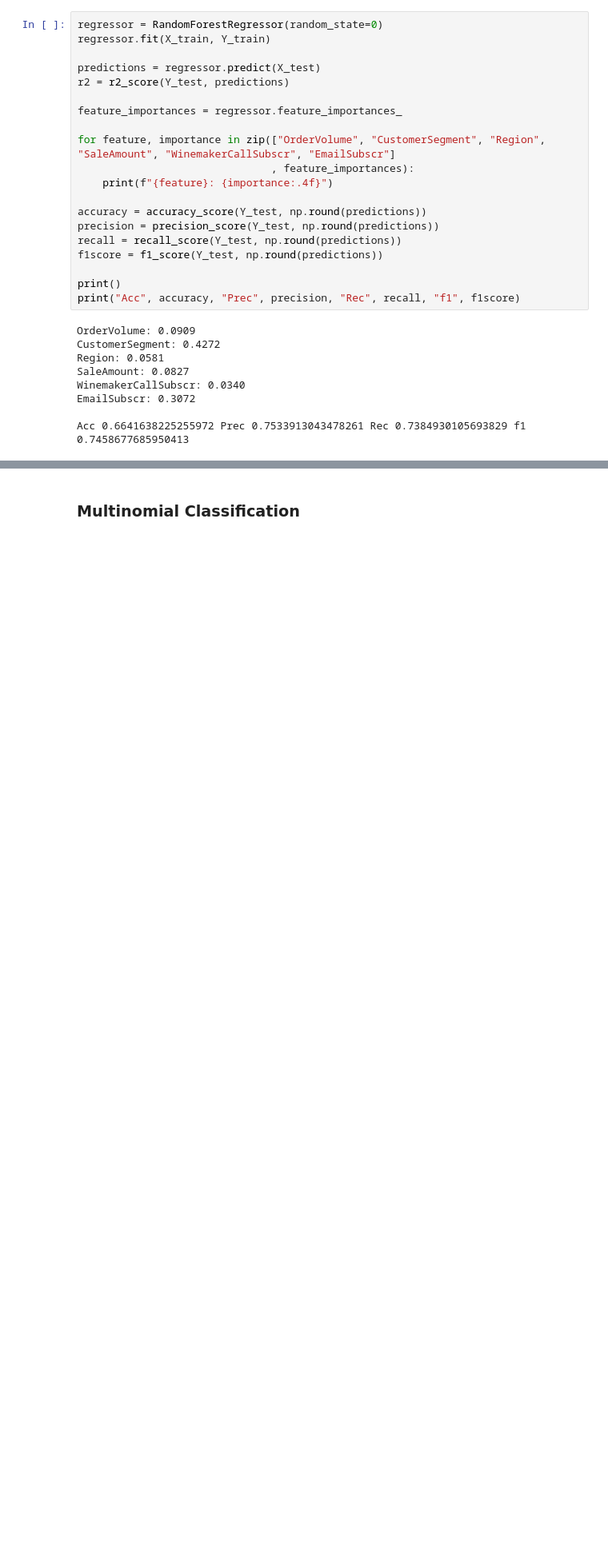
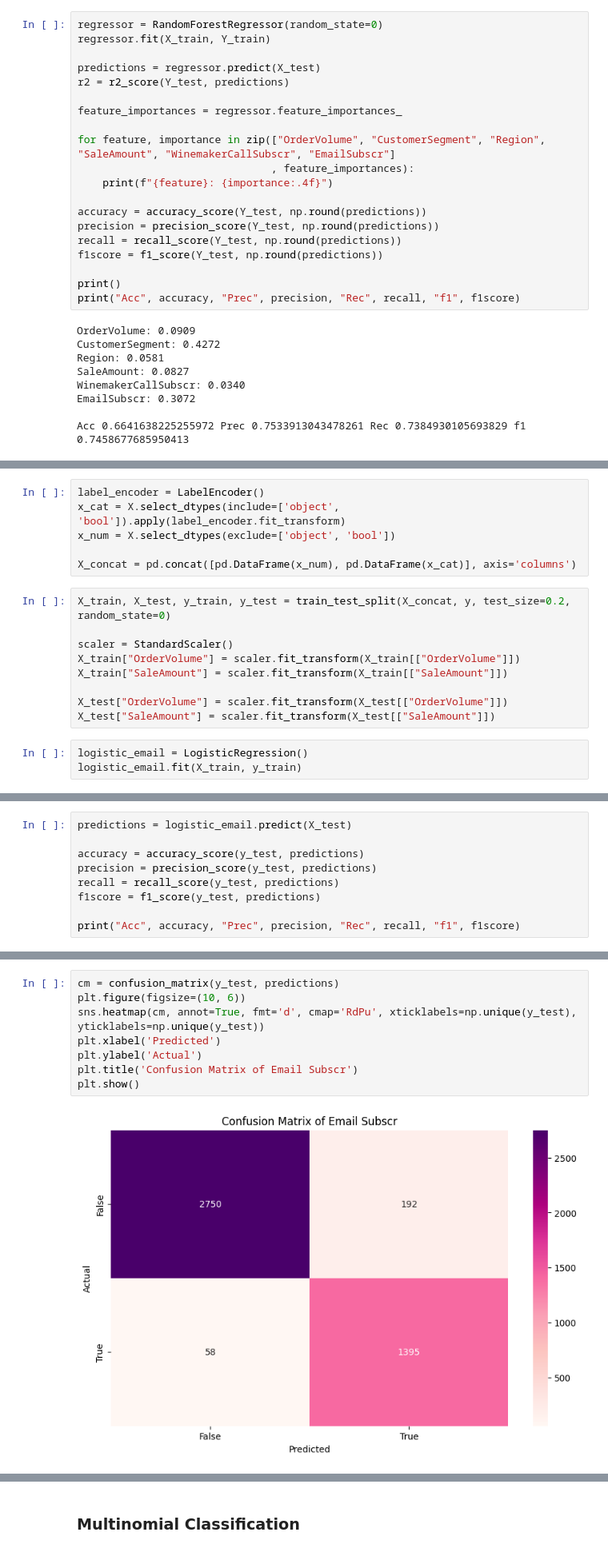
Before and after one commit to hobbeskocha/winery-and-you, a Jupyter notebook: src/3_predictive_analysis.ipynb, the cells around one changed output, grey strips where cells are left out. Shown: that part at 80% size. Cells and saved outputs as stored; diff of their text form; blank space fills up the shorter version.

Commit message:
logistic for binary and RF for multiclass

```diff
--- a/src/3_predictive_analysis.ipynb
+++ b/src/3_predictive_analysis.ipynb
@@ -247,0 +212,18 @@ Acc 0.6641638225255972 Prec 0.7533913043478261 Rec 0.7384930105693829 f1 0.74586
+# %%
+label_encoder = LabelEncoder()
+x_cat = X.select_dtypes(include=['object', 'bool']).apply(label_encoder.fit_transform)
+x_num = X.select_dtypes(exclude=['object', 'bool'])
+
+X_concat = pd.concat([pd.DataFrame(x_num), pd.DataFrame(x_cat)], axis='columns')
+# %%
+X_train, X_test, y_train, y_test = train_test_split(X_concat, y, test_size=0.2, random_state=0)
+
+scaler = StandardScaler()
+X_train["OrderVolume"] = scaler.fit_transform(X_train[["OrderVolume"]])
+X_train["SaleAmount"] = scaler.fit_transform(X_train[["SaleAmount"]])
+
+X_test["OrderVolume"] = scaler.fit_transform(X_test[["OrderVolume"]])
+X_test["SaleAmount"] = scaler.fit_transform(X_test[["SaleAmount"]])
+# %%
+logistic_email = LogisticRegression()
+logistic_email.fit(X_train, y_train)
@@ -247,0 +232,9 @@ Acc 0.6641638225255972 Prec 0.7533913043478261 Rec 0.7384930105693829 f1 0.74586
+# %%
+predictions = logistic_email.predict(X_test)
+
+accuracy = accuracy_score(y_test, predictions)
+precision = precision_score(y_test, predictions)
+recall = recall_score(y_test, predictions)
+f1score = f1_score(y_test, predictions)
+
+print("Acc", accuracy, "Prec", precision, "Rec", recall, "f1", f1score)
@@ -247,0 +243,10 @@ Acc 0.6641638225255972 Prec 0.7533913043478261 Rec 0.7384930105693829 f1 0.74586
+# %%
+cm = confusion_matrix(y_test, predictions)
+plt.figure(figsize=(10, 6))
+sns.heatmap(cm, annot=True, fmt='d', cmap='RdPu', xticklabels=np.unique(y_test), yticklabels=np.unique(y_test))
+plt.xlabel('Predicted')
+plt.ylabel('Actual')
+plt.title('Confusion Matrix of Email Subscr')
+plt.show()
+# %% [output]
+[figure, added]
```
Also changed, not shown: parts of 37 cells of this notebook.
